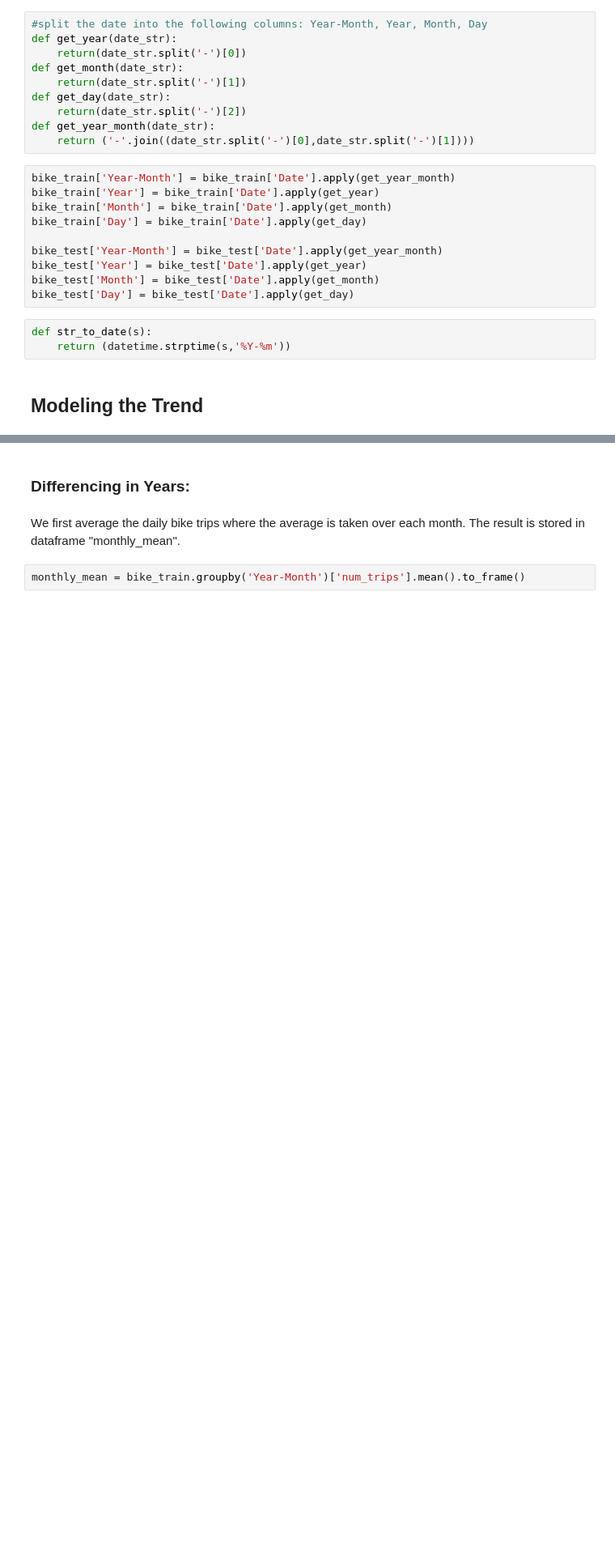
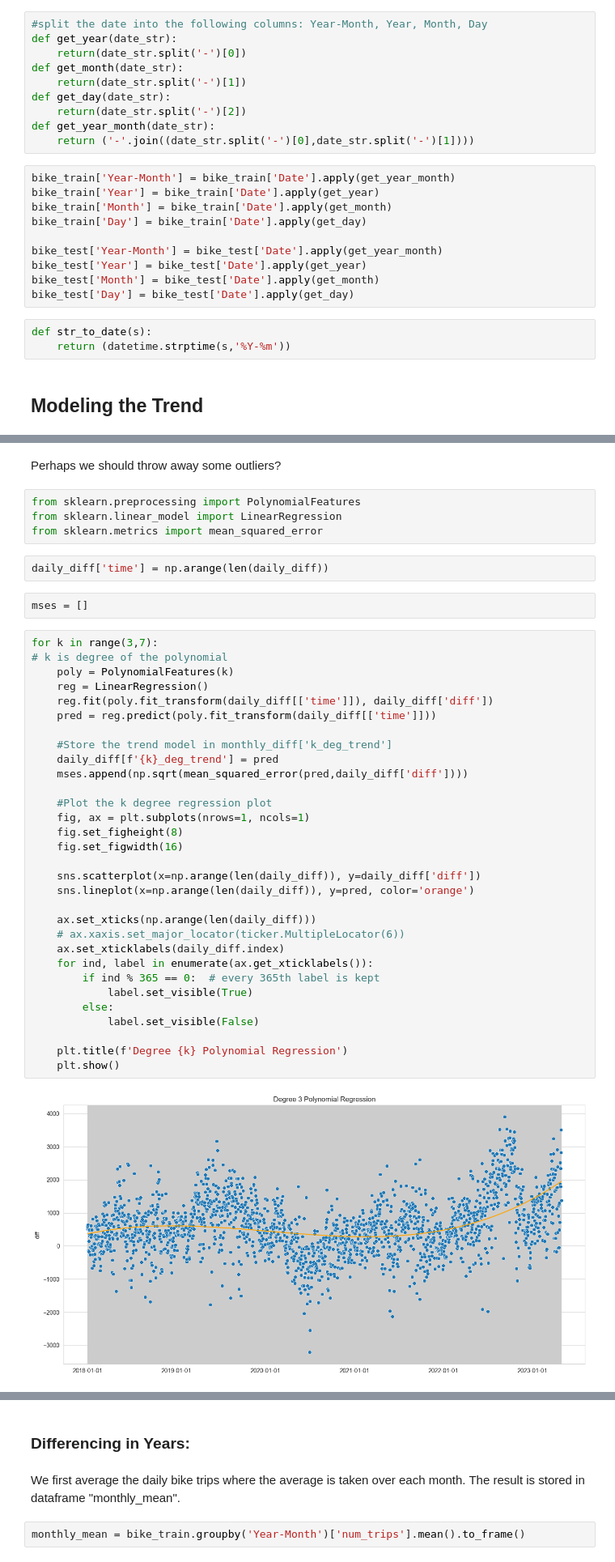
Before and after one commit to hodagben/bike-share-project, a Jupyter notebook: EDA/Remove Trend and Seasonality.ipynb, the cells around one changed output, grey strips where cells are left out. Shown at 81% size. Cells and saved outputs as stored; diff of their text form; blank space fills up the shorter version.

```diff
--- a/EDA/Remove Trend and Seasonality.ipynb
+++ b/EDA/Remove Trend and Seasonality.ipynb
@@ -104,0 +141,43 @@ def str_to_date(s):
+# %% [markdown]
+Perhaps we should throw away some outliers?
+# %%
+from sklearn.preprocessing import PolynomialFeatures
+from sklearn.linear_model import LinearRegression
+from sklearn.metrics import mean_squared_error
+# %%
+daily_diff['time'] = np.arange(len(daily_diff))
+# %%
+mses = []
+# %%
+for k in range(3,7):
+# k is degree of the polynomial
+    poly = PolynomialFeatures(k)
+    reg = LinearRegression()
+    reg.fit(poly.fit_transform(daily_diff[['time']]), daily_diff['diff'])
+    pred = reg.predict(poly.fit_transform(daily_diff[['time']]))
+
+    #Store the trend model in monthly_diff['k_deg_trend']
+    daily_diff[f'{k}_deg_trend'] = pred
+    mses.append(np.sqrt(mean_squared_error(pred,daily_diff['diff'])))
+
+    #Plot the k degree regression plot
+    fig, ax = plt.subplots(nrows=1, ncols=1)
+    fig.set_figheight(8)
+    fig.set_figwidth(16)
+
+    sns.scatterplot(x=np.arange(len(daily_diff)), y=daily_diff['diff'])
+    sns.lineplot(x=np.arange(len(daily_diff)), y=pred, color='orange')
+
+    ax.set_xticks(np.arange(len(daily_diff)))
+    # ax.xaxis.set_major_locator(ticker.MultipleLocator(6))
+    ax.set_xticklabels(daily_diff.index)
+    for ind, label in enumerate(ax.get_xticklabels()):
+        if ind % 365 == 0:  # every 365th label is kept
+            label.set_visible(True)
+        else:
+            label.set_visible(False)
+
+    plt.title(f'Degree {k} Polynomial Regression')
+    plt.show()
+# %% [output]
+[figure, added]
```
Also changed, not shown: parts of 20 cells of this notebook, 1 other file.
